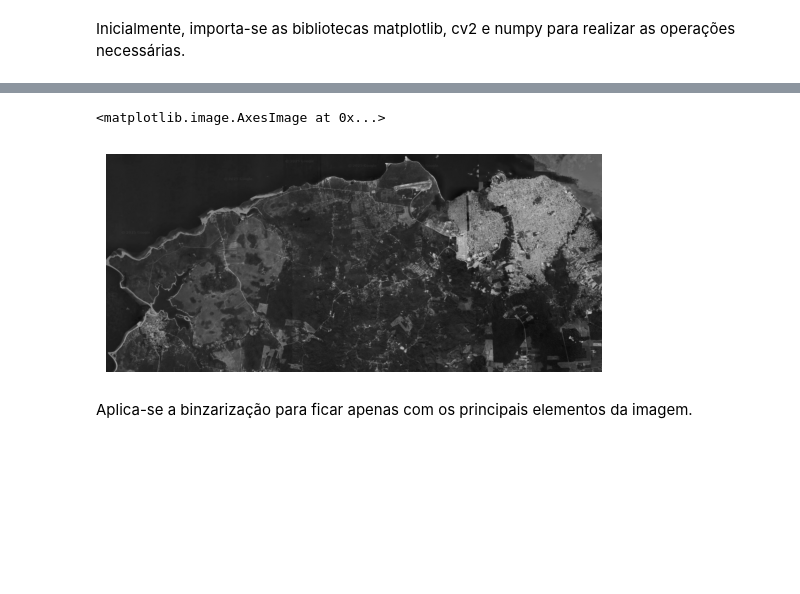
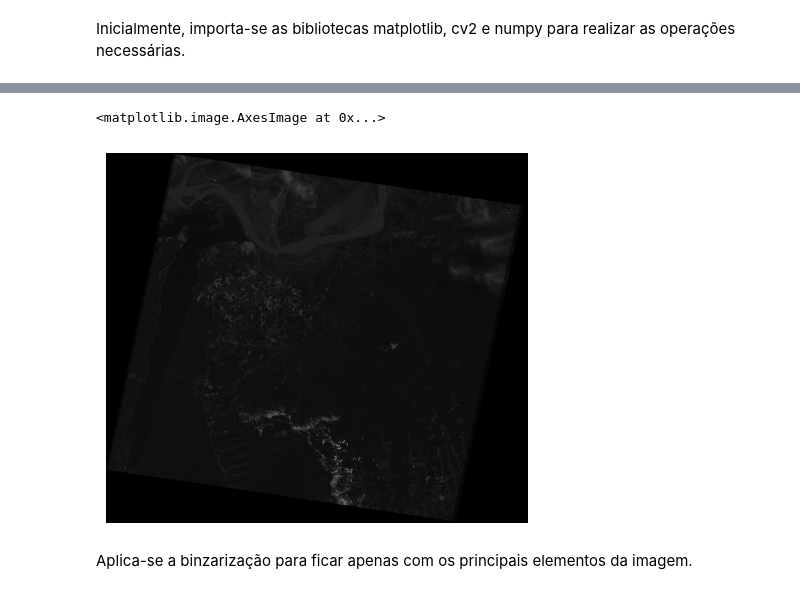
Before and after one commit to joao-martinho/pi, a Jupyter notebook: Trabalho 1/trabalho01.ipynb, the cells around one changed output, grey strips where cells are left out. Cells and saved outputs as stored; diff of their text form; code cells hidden in the pictures; blank space fills up the shorter version.

Commit message:
Seguindo com o trabalho, adquirindo imagens de satélite.

```diff
--- a/Trabalho 1/trabalho01.ipynb
+++ b/Trabalho 1/trabalho01.ipynb
@@ -16,11 +149,11 @@ Para essa aplicação foi escolhida uma foto semelhante à utilizada no artigo o
 # %%
-imagem = cv2.imread('santarem.png')
+imagem = cv2.imread('LT05_L1TP_227062_20100629_20200823_02_T1_B3.TIF')
 imagem = cv2.cvtColor(imagem, cv2.COLOR_BGR2GRAY)
 plt.axis('off')
 plt.imshow(imagem, 'grey')
 # %% [output]
 <matplotlib.image.AxesImage at 0x...>
-[figure, old version]
+[figure, new version]
 # %% [markdown]
 Aplica-se a binzarização para ficar apenas com os principais elementos da imagem.
 # %%
```
Also changed, not shown: parts of 9 cells of this notebook, 6 other files.
